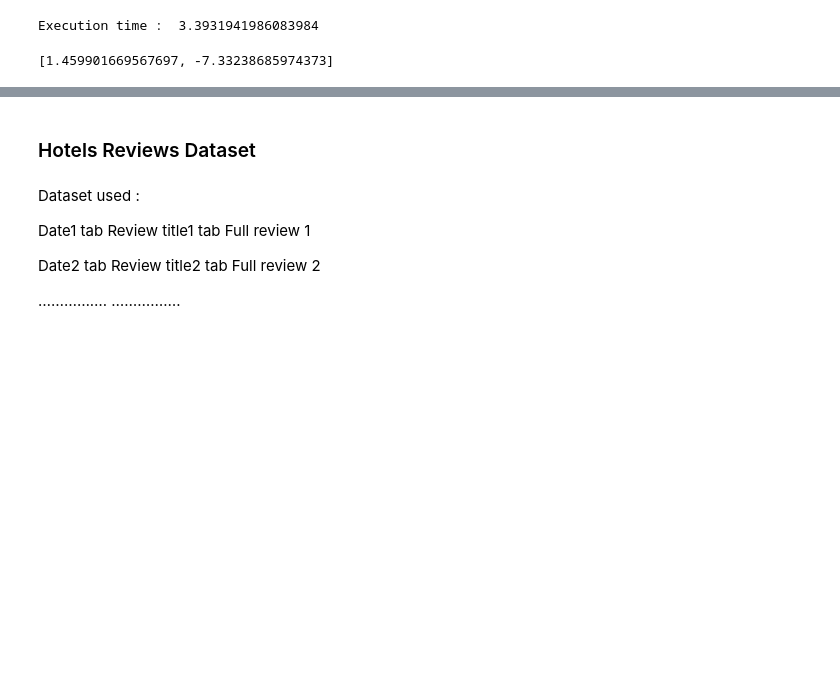
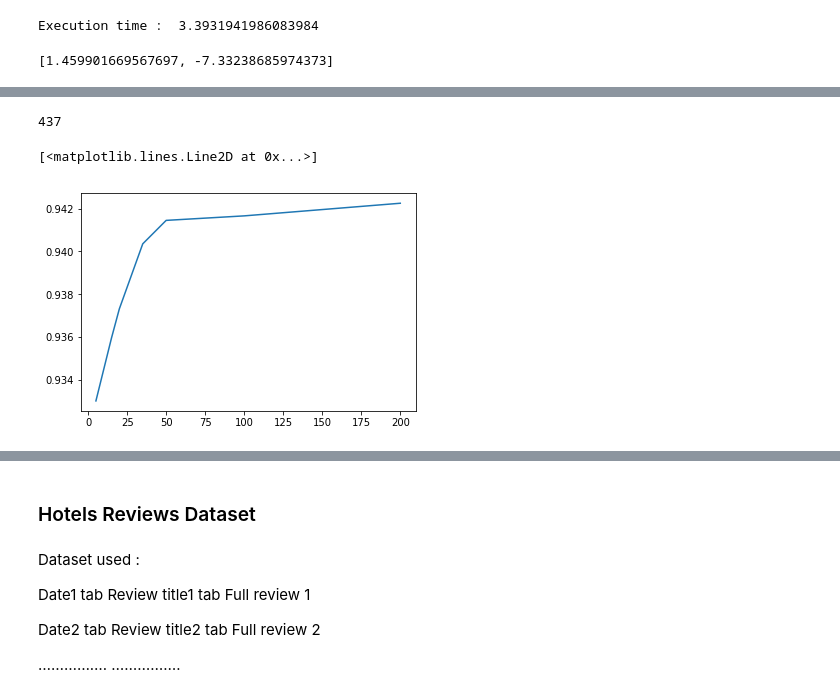
Before and after one commit to zelkhama/Minotour-enhancing-project, a Jupyter notebook: NLU Project .ipynb, the cells around one changed output, grey strips where cells are left out. Cells and saved outputs as stored; diff of their text form; code cells hidden in the pictures; blank space fills up the shorter version.

```diff
--- a/NLU Project .ipynb
+++ b/NLU Project .ipynb
@@ -806,0 +1026,52 @@ clusters_vects[0][:][0]
+# %%
+file = "C:\\Users\\Lenovo_T530\\Desktop\\Project\\Reviews\\cotedazur_places_full_2018-11-15.csv"
+column1 = 'title'
+column2 = 'categoryName'
+A = constructTrainingSet(file,column1,sep=',')
+B = constructTrainingSet(file,column2,sep=',')
+# %%
+from gensim.models import Word2Vec, FastText
+
+
+data = A + B
+
+
+model_w2v = Word2Vec(B, size=100, window=5, min_count=1, workers=4)
+model_ft  = FastText(B, size=100, window=5, min_count=1, iter=10,word_ngrams = 1,max_n = 5, min_n = 2)
+model_ft_2  = FastText(B, size=100, window=5, min_count=1, iter=10)
+# %%
+words = list(model_ft.wv.vocab)
+len(words)
+# %% [output]
+437
+# %%
+from sklearn.cluster import KMeans
+import matplotlib.pyplot as plt
+import numpy as np
+from sklearn.decomposition import PCA
+
+
+words = list(model_ft.wv.vocab)
+desc_array = np.zeros((4806,100))
+i=0
+for word in words :
+    desc_array[i] = model_ft.wv[word]
+    i+=1
+
+pca = PCA(n_components=2).fit(desc_array)
+pca_2d = pca.transform(desc_array)
+# %%
+range_n_clusters = [5,15,20,35,50,100,200]
+scores = []
+for NUM_CLUSTERS in range_n_clusters :
+#applying sklearn KMeans on pca results
+
+
+    sckclusterer = KMeans(n_clusters=NUM_CLUSTERS, random_state=10).fit_predict(pca_2d)
+    silhouette_avg = silhouette_score(pca_2d, sckclusterer)
+    scores.append(silhouette_avg)
+# %%
+plt.plot(range_n_clusters,scores)
+# %% [output]
+[<matplotlib.lines.Line2D at 0x...>]
+[figure, added]
```
Also changed, not shown: parts of 24 cells of this notebook.
